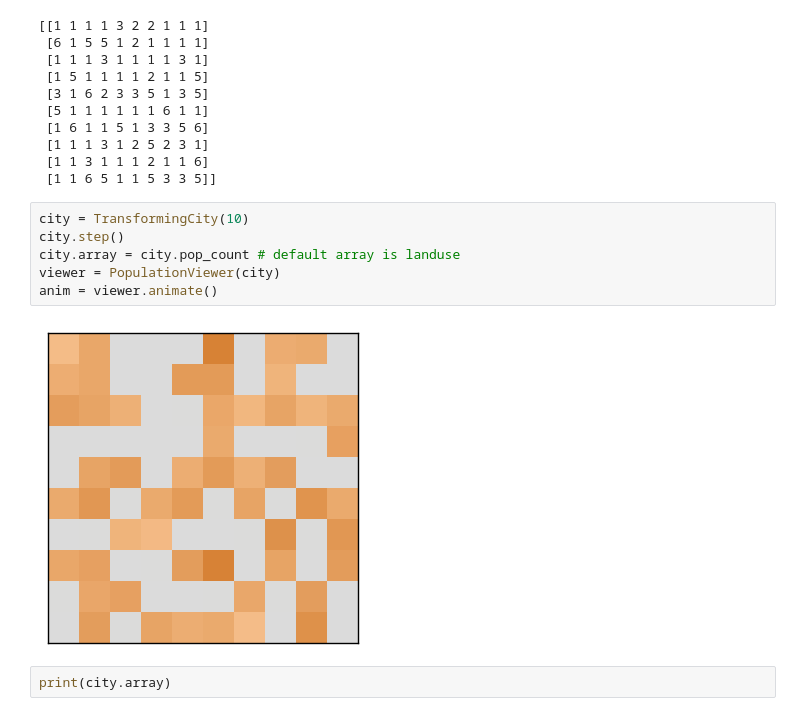
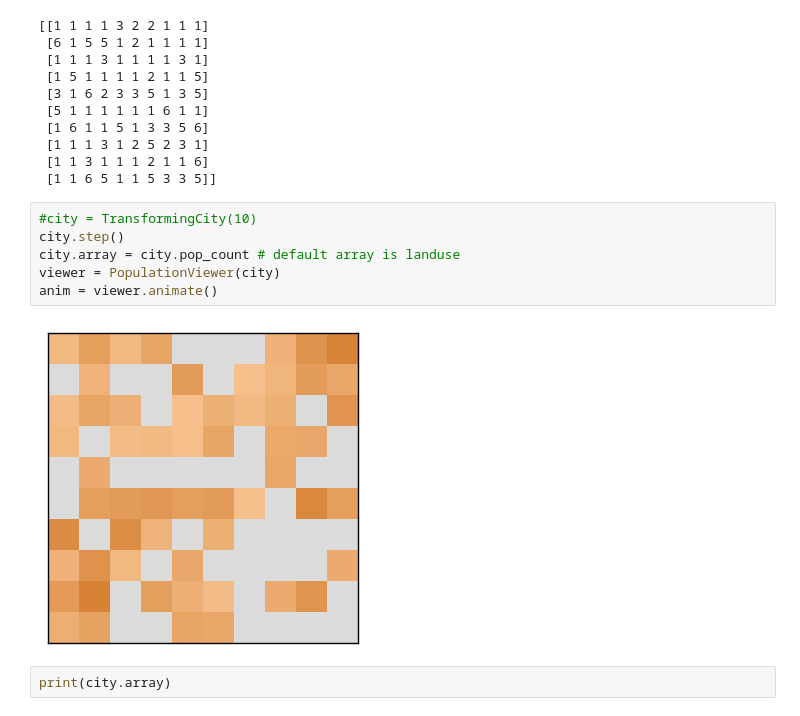
Before and after one commit to Margaretmcrawf/Gentrification, a Jupyter notebook: code/MargoExplore.ipynb, the cells around one changed output. Cells and saved outputs as stored; diff of their text form.

```diff
--- a/code/MargoExplore.ipynb
+++ b/code/MargoExplore.ipynb
@@ -32,13 +32,13 @@ print(city.array)
  [1 1 3 1 1 1 2 1 1 6]
  [1 1 6 5 1 1 5 3 3 5]]
 # %%
-city = TransformingCity(10)
+#city = TransformingCity(10)
 city.step()
 city.array = city.pop_count # default array is landuse
 viewer = PopulationViewer(city)
 anim = viewer.animate()
 # %% [output]
-[figure, old version]
+[figure, new version]
 # %%
 print(city.array)
 # %% [output]
```
Also changed, not shown: parts of 11 cells of this notebook, 6 other files.
